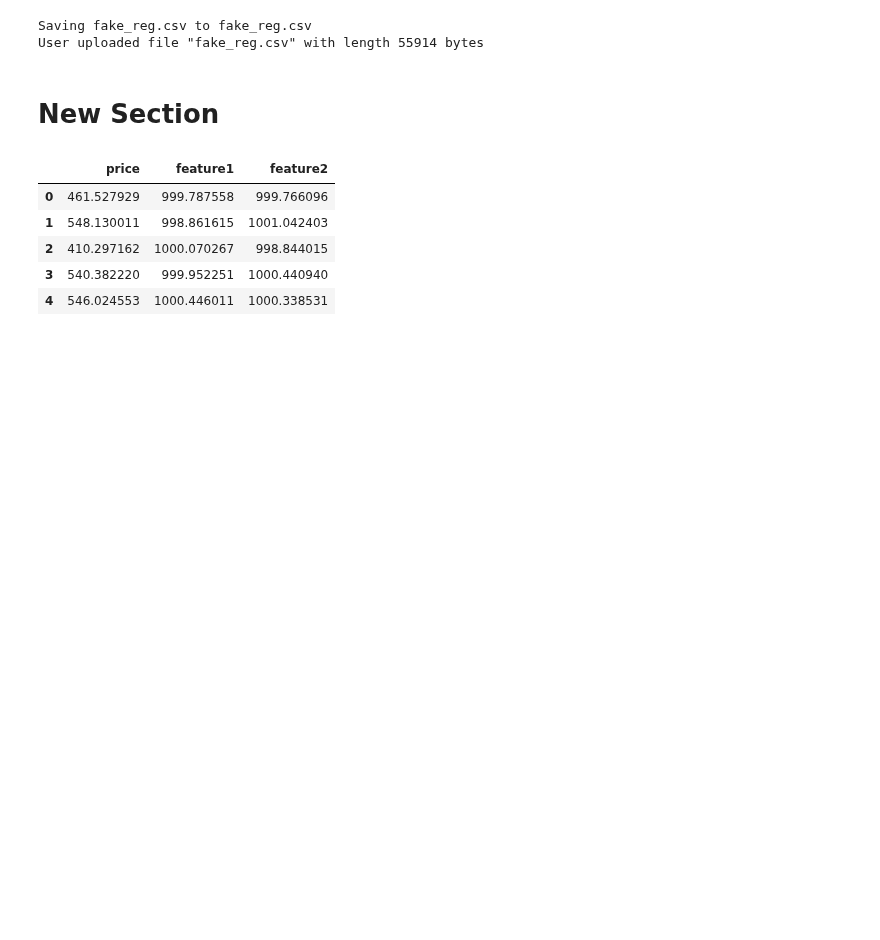
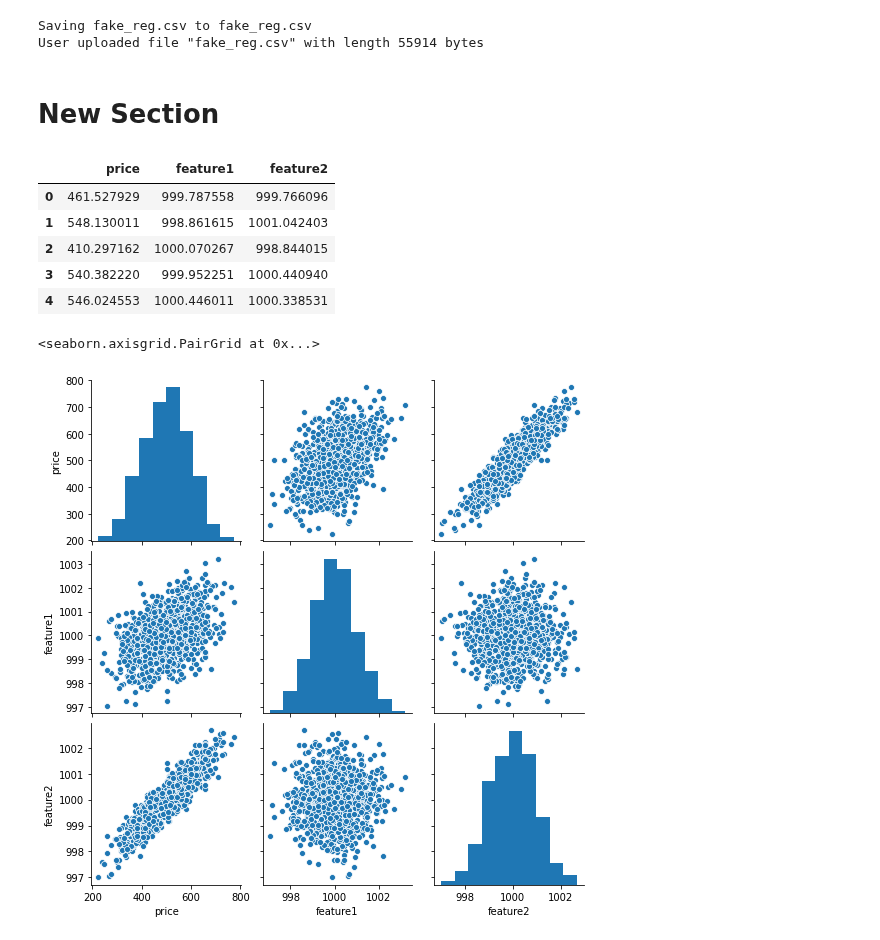
Before and after one commit to enggrobin/PythonProjects, a Jupyter notebook: Deep_Learning.ipynb, the cells around one changed output. Cells and saved outputs as stored; diff of their text form; code cells hidden in the pictures; blank space fills up the shorter version.

```diff
--- a/Deep_Learning.ipynb
+++ b/Deep_Learning.ipynb
@@ -35,3 +36,8 @@ df.head()
 | 2 | 410.297162 | 1000.070267 | 998.844015 |
 | 3 | 540.382220 | 999.952251 | 1000.440940 |
 | 4 | 546.024553 | 1000.446011 | 1000.338531 |
+# %%
+sns.pairplot(df)
+# %% [output]
+<seaborn.axisgrid.PairGrid at 0x...>
+[figure, added]
```
Also changed, not shown: parts of 11 cells of this notebook.
